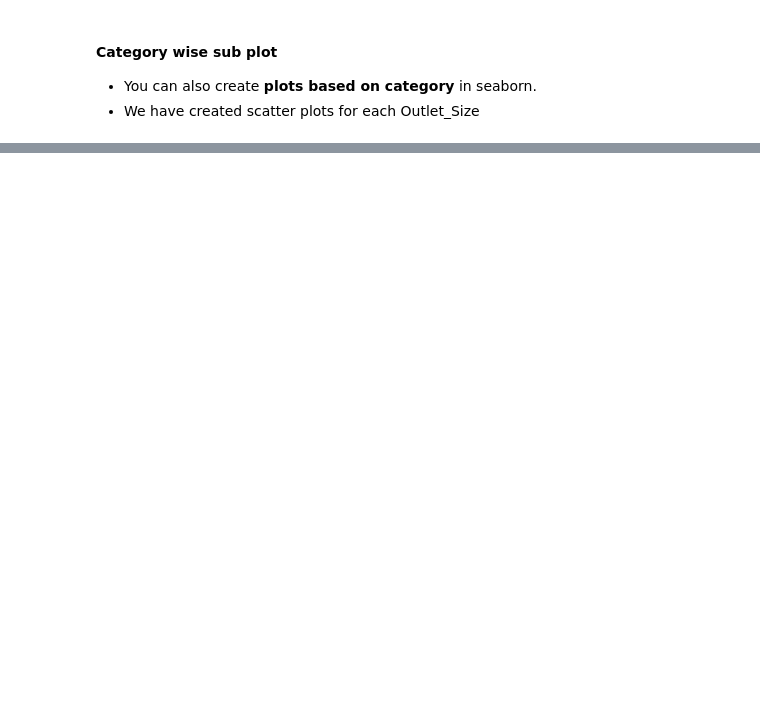
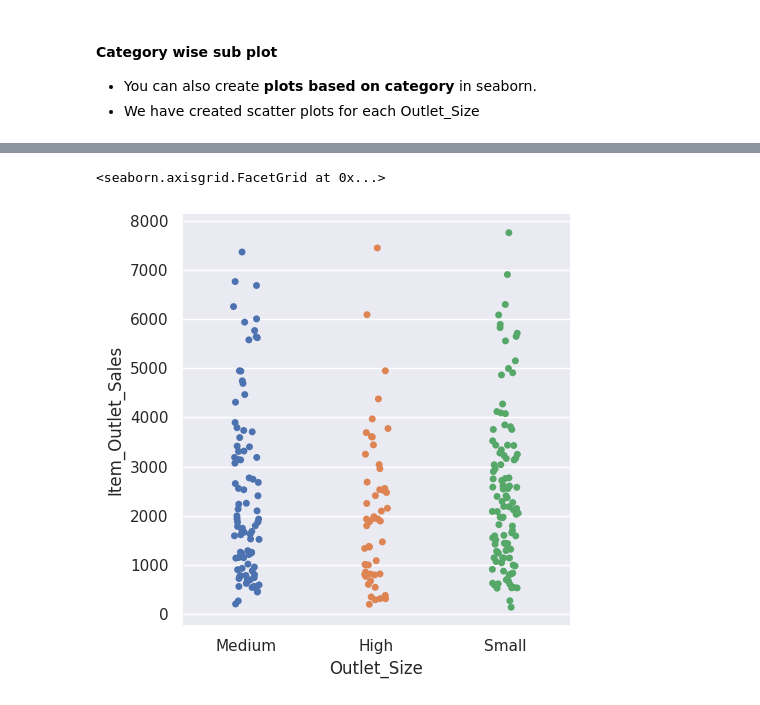
Before and after one commit to Adh101/TechAxis-Data-Science-with-Python-Notes, a Jupyter notebook: Data_Visualization_using_Seaborn.ipynb, the cells around one changed output, grey strips where cells are left out. Drawn from its saved outputs; the diff is of its cells as text; code cells hidden in the pictures; blank space fills up the shorter version.

```diff
--- a/Data_Visualization_using_Seaborn.ipynb
+++ b/Data_Visualization_using_Seaborn.ipynb
@@ -129,0 +195,6 @@ sns.relplot(x='Item_Weight', y='Item_Visibility', hue = 'Outlet_Size',
+# %%
+sns.catplot(x='Outlet_Size', y='Item_Outlet_Sales',kind='strip',
+            hue ='Outlet_Size', data = data_BM[:250])
+# %% [output]
+<seaborn.axisgrid.FacetGrid at 0x...>
+[figure, added]
```
Also changed, not shown: parts of 37 cells of this notebook.
